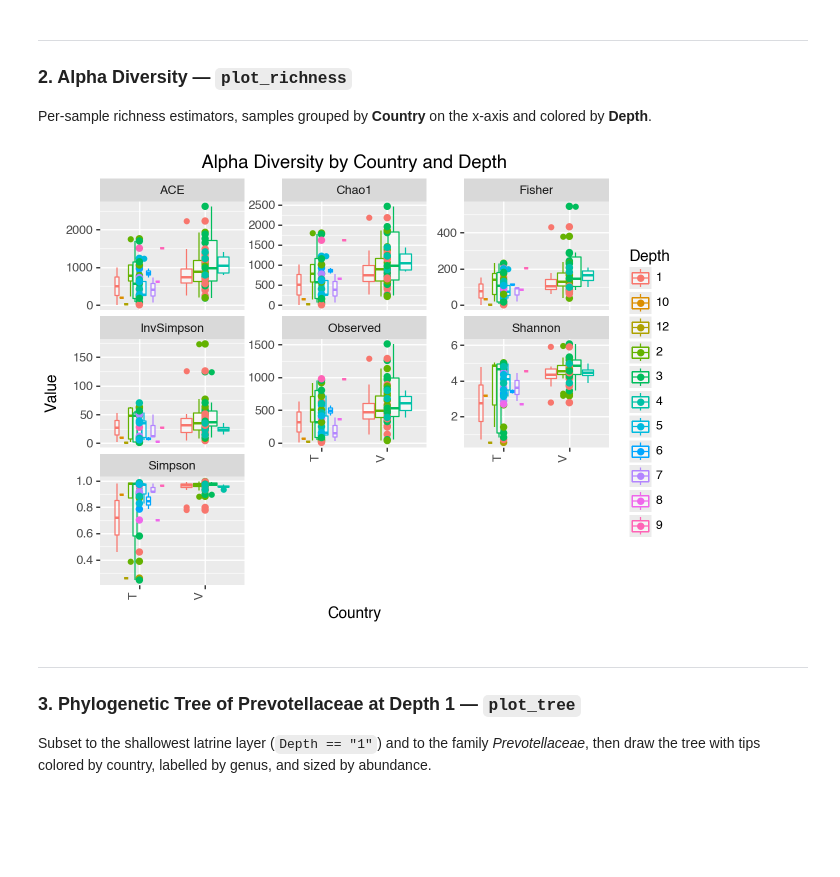
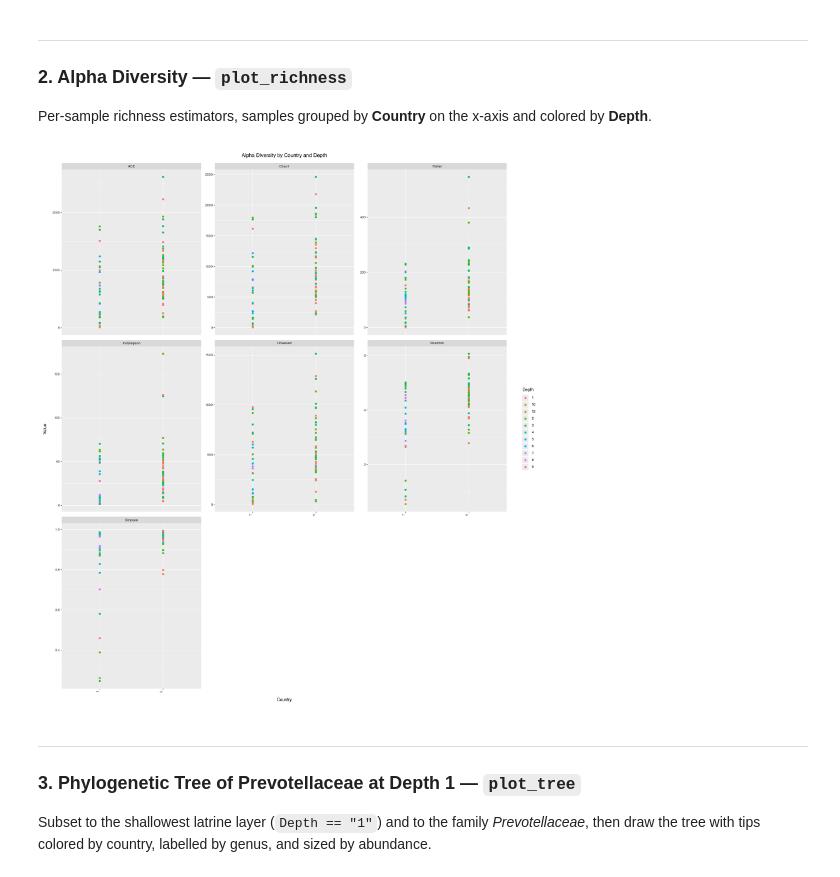
Before and after one commit to alittleb3ar/pyloseq, a Jupyter notebook: notebooks/07_torondel_2016_pit_latrines.ipynb, the cells around one changed output. Cells and saved outputs as stored; diff of their text form; code cells hidden in the pictures; blank space fills up the shorter version.

```diff
--- a/notebooks/07_torondel_2016_pit_latrines.ipynb
+++ b/notebooks/07_torondel_2016_pit_latrines.ipynb
@@ -126,16 +125,19 @@ Countries: ['T', 'V']  (T=Tanzania, V=Vietnam)
 
 Per-sample richness estimators, samples grouped by **Country** on the x-axis and colored by **Depth**.
 # %%
+from plotnine import theme
+
 # R: p <- plot_richness(physeq, x="Country", color="Depth") + theme_bw()
 p = plot_richness(
     physeq,
     x="Country",
     color="Depth",
     title="Alpha Diversity by Country and Depth",
+    boxplot=False,
 )
-p
+p + theme(figure_size=(18, 20))
 # %% [output]
-[figure, old version]
+[figure, new version]
 # %% [markdown]
 ---
 ### 3. Phylogenetic Tree of Prevotellaceae at Depth 1 — `plot_tree`
```
Also changed, not shown: parts of 22 cells of this notebook, 5 other files.
